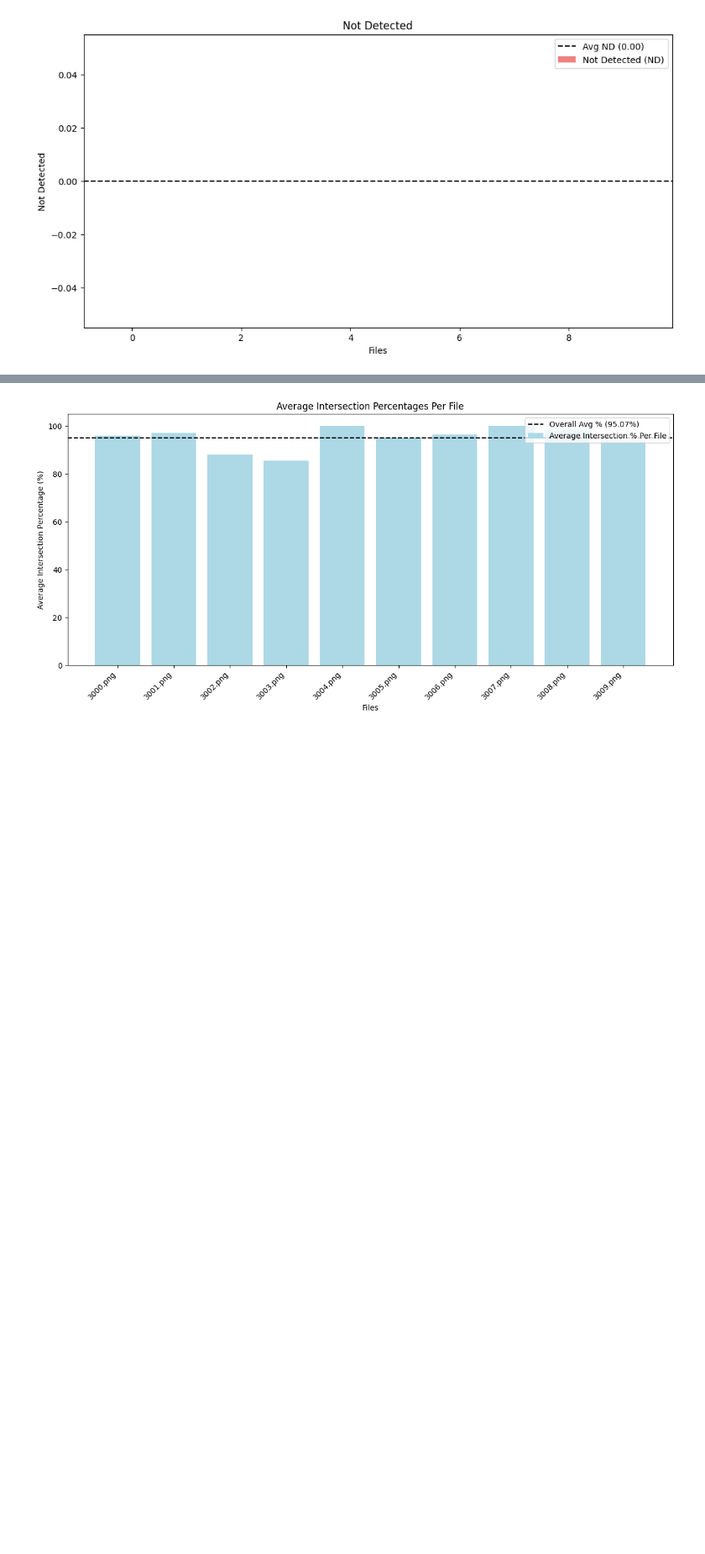
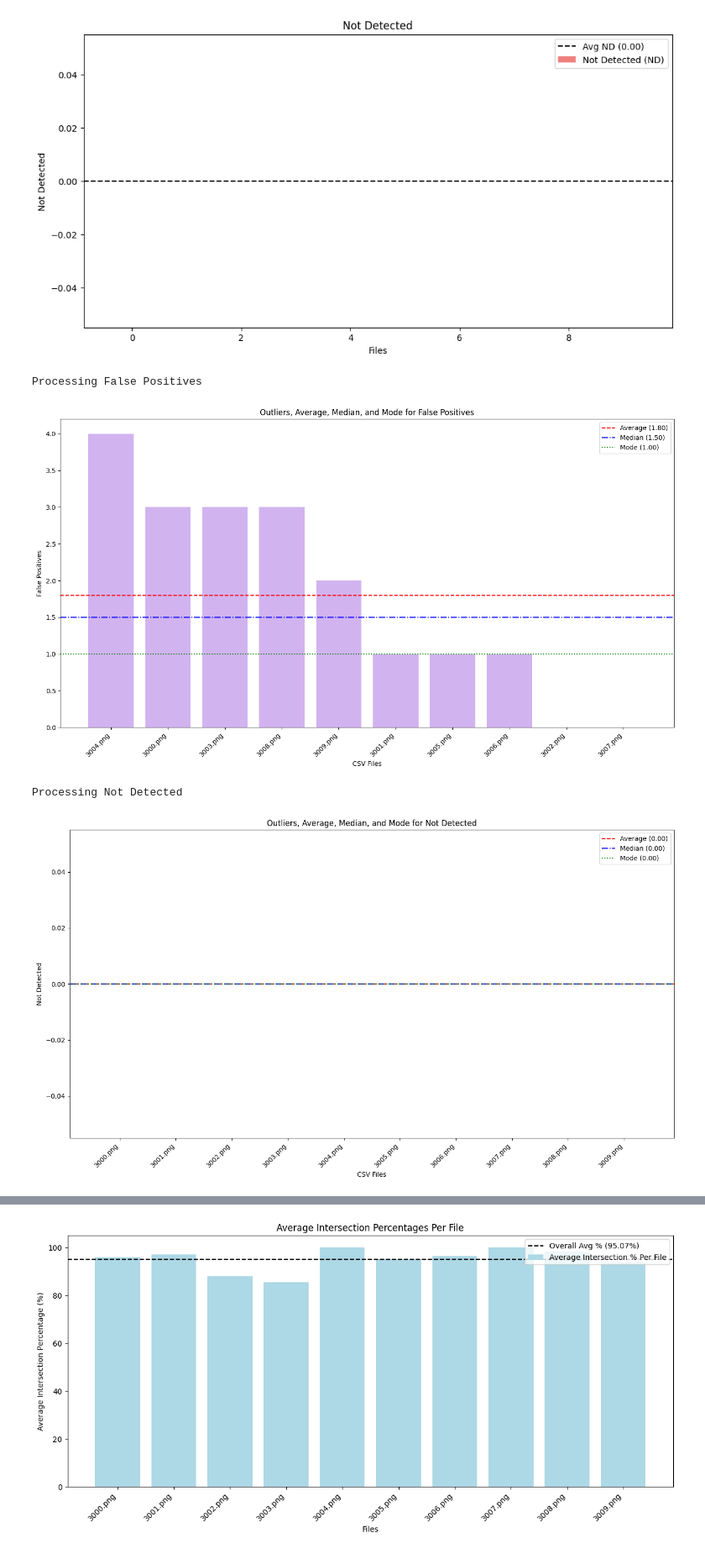
Before and after one commit to sarpermelikertekin/mt-3d-environments-from-video, a Jupyter notebook: YOLOv8/yolo.ipynb, the cells around one changed output, grey strips where cells are left out. Shown at 84% size. Drawn from its saved outputs; the diff is of its cells as text; code cells hidden in the pictures; blank space fills up the shorter version.

```diff
--- a/YOLOv8/yolo.ipynb
+++ b/YOLOv8/yolo.ipynb
@@ -553,6 +637,79 @@ generate_fp_nd_bar_plots(results)
 [figure]
 [figure]
 [figure]
+# %%
+import matplotlib.pyplot as plt
+import pandas as pd
+import numpy as np
+
+# Convert FP and ND results into a DataFrame
+def process_fp_nd_results_to_dataframe(results):
+    """
+    Convert FP and ND results into a DataFrame for analysis.
+    """
+    data = []
+    for result in results:
+        file_name = result["file"]
+        false_positives = result["false_positives"]
+        not_detected = result["not_detected"]
+        data.append({"File": file_name, "False Positives": false_positives, "Not Detected": not_detected})
+    return pd.DataFrame(data)
+
+# Identify statistics for FP and ND
+def identify_statistics_fp_nd(df, column):
+    """
+    Identify statistical measures for False Positives or Not Detected counts.
+    """
+    top_10_highest = df.nlargest(10, column)
+    top_10_lowest = df.nsmallest(10, column)
+    median_value = df[column].median()
+    avg_value = df[column].mean()
+    mode_value = df[column].mode().iloc[0] if not df[column].mode().empty else None
+    return top_10_highest, top_10_lowest, avg_value, median_value, mode_value
+
+# Visualize FP or ND statistics
+def visualize_fp_nd_statistics(top_10_high, top_10_low, column, avg_value, median_value, mode_value):
+    """
+    Visualize the top 10 highest and lowest values for False Positives or Not Detected.
+    """
+    combined = pd.concat([top_10_high, top_10_low])
+    labels = combined["File"]
+    values = combined[column]
+
+    colors = (
+        ['#8fd3d1'] * len(top_10_high) +  # Light teal for highest
+        ['#d1b3f0'] * len(top_10_low)    # Light purple for lowest
+    )
+
+    plt.figure(figsize=(14, 8))
+    bars = plt.bar(labels, values, color=colors)
+
+    # Plot average, median, and mode
+    plt.axhline(avg_value, color='red', linestyle='--', linewidth=1.5, label=f'Average ({avg_value:.2f})')
+    plt.axhline(median_value, color='blue', linestyle='-.', linewidth=1.5, label=f'Median ({median_value:.2f})')
+    if mode_value is not None:
+        plt.axhline(mode_value, color='green', linestyle=':', linewidth=1.5, label=f'Mode ({mode_value:.2f})')
+
+    plt.xlabel("CSV Files")
+    plt.ylabel(column)
+    plt.title(f"Outliers, Average, Median, and Mode for {column}")
+    plt.xticks(rotation=45, ha="right")
+    plt.tight_layout()
+    plt.legend()
+    plt.show()
+
+# Process and visualize FP and ND
+df_fp_nd = process_fp_nd_results_to_dataframe(results)
+
+for column in ["False Positives", "Not Detected"]:
+    print(f"Processing {column}")
+    top_10_high, top_10_low, avg_value, median_value, mode_value = identify_statistics_fp_nd(df_fp_nd, column)
+    visualize_fp_nd_statistics(top_10_high, top_10_low, column, avg_value, median_value, mode_value)
+# %% [output]
+Processing False Positives
+[figure, added]
+Processing Not Detected
+[figure, added]
 # %%
 import os
 import pandas as pd
```
Also changed, not shown: parts of 7 cells of this notebook, 1 other file.
